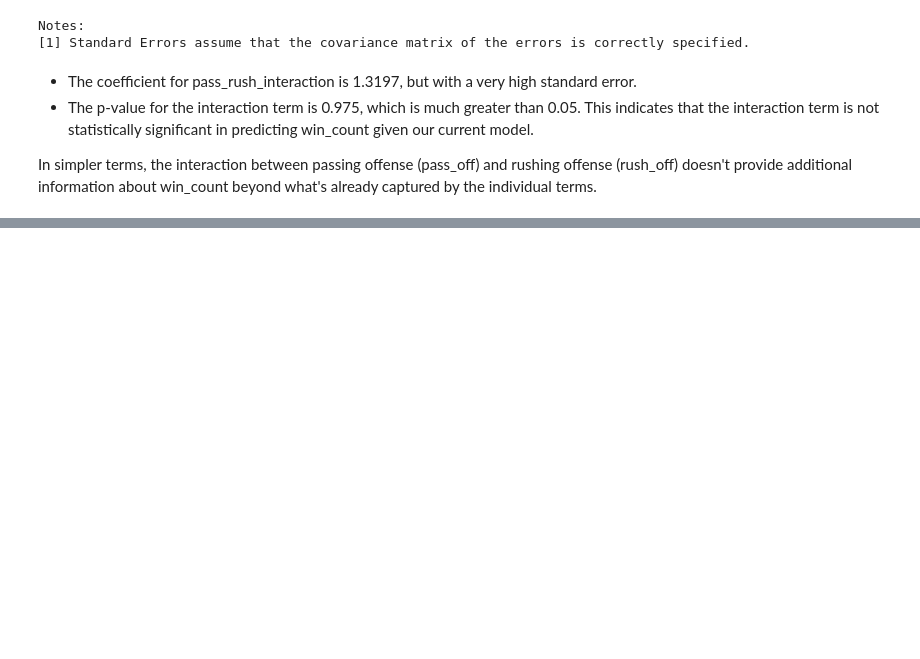
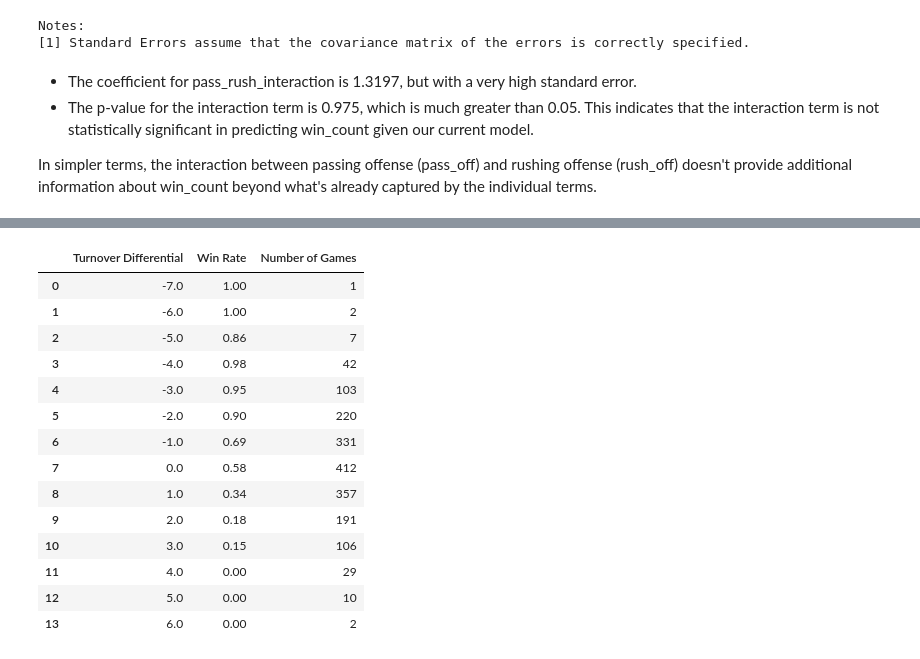
Before and after one commit to gbellamy512/projects, a Jupyter notebook: epa_eda.ipynb, the cells around one changed output, grey strips where cells are left out. Saved outputs shown, nothing was run; the diff lists cells and outputs as text; code cells hidden in the pictures; blank space fills up the shorter version.

```diff
--- a/epa_eda.ipynb
+++ b/epa_eda.ipynb
@@ -318,0 +390,32 @@ In simpler terms, the interaction between passing offense (pass_off) and rushing
+# %%
+# Group by turnover differential and calculate the win rate
+win_rate_by_turnover_diff = data.groupby('home_vs_away_turnovers')['home_outcome'].apply(lambda x: (x == 'Win').sum() / len(x)).reset_index()
+win_rate_by_turnover_diff.columns = ['Turnover Differential', 'Win Rate']
+
+# Calculate the number of games for each turnover differential
+num_games_by_turnover_diff = data.groupby('home_vs_away_turnovers')['home_outcome'].count().reset_index()
+num_games_by_turnover_diff.columns = ['Turnover Differential', 'Number of Games']
+
+# Merge with the win rate table
+win_rate_by_turnover_diff = win_rate_by_turnover_diff.merge(num_games_by_turnover_diff, on='Turnover Differential')
+
+# Format the win rate to two decimal places
+win_rate_by_turnover_diff['Win Rate'] = win_rate_by_turnover_diff['Win Rate'].round(2)
+
+win_rate_by_turnover_diff
+# %% [output]
+|  | Turnover Differential | Win Rate | Number of Games |
+| 0 | -7.0 | 1.00 | 1 |
+| 1 | -6.0 | 1.00 | 2 |
+| 2 | -5.0 | 0.86 | 7 |
+| 3 | -4.0 | 0.98 | 42 |
+| 4 | -3.0 | 0.95 | 103 |
+| 5 | -2.0 | 0.90 | 220 |
+| 6 | -1.0 | 0.69 | 331 |
+| 7 | 0.0 | 0.58 | 412 |
+| 8 | 1.0 | 0.34 | 357 |
+| 9 | 2.0 | 0.18 | 191 |
+| 10 | 3.0 | 0.15 | 106 |
+| 11 | 4.0 | 0.00 | 29 |
+| 12 | 5.0 | 0.00 | 10 |
+| 13 | 6.0 | 0.00 | 2 |
```
Also changed, not shown: parts of 8 cells of this notebook.
